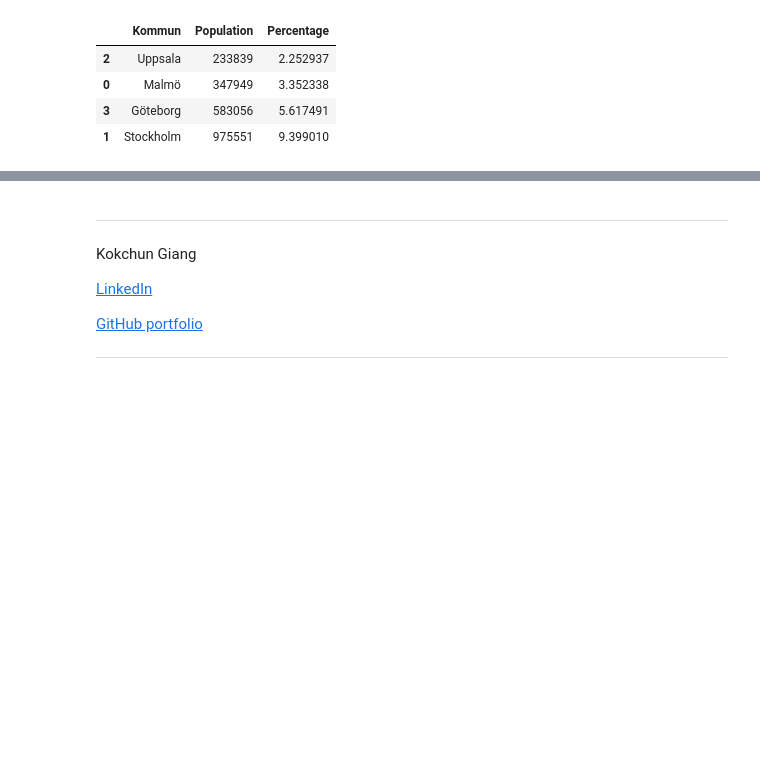
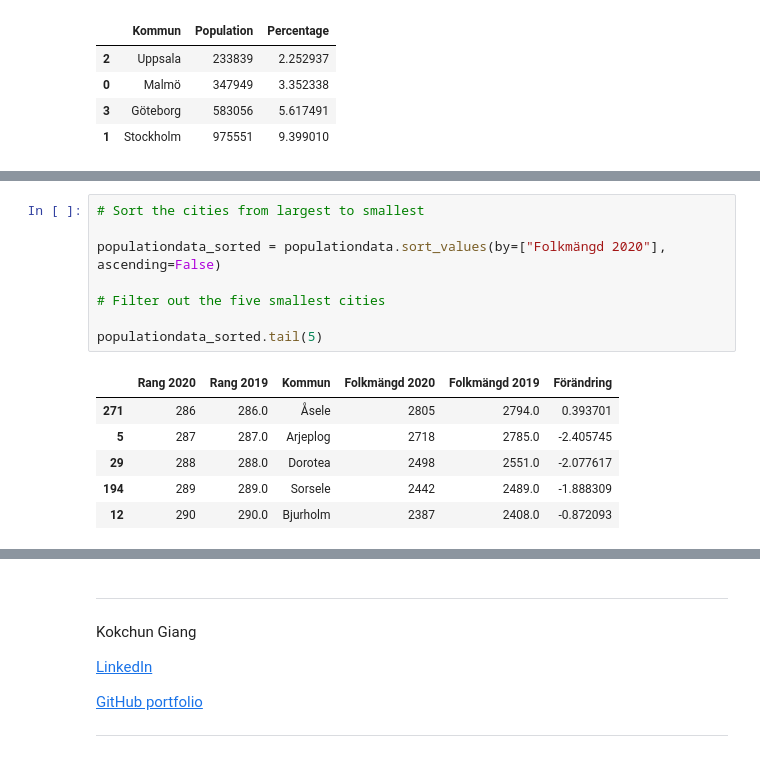
Before and after one commit to smlatic/Databehandling-Edin-Smlatic, a Jupyter notebook: Exercises/E00_pandas_basic_syntax.ipynb, the cells around one changed output, grey strips where cells are left out. Saved outputs shown, nothing was run; the diff lists cells and outputs as text; blank space fills up the shorter version.

```diff
--- a/Exercises/E00_pandas_basic_syntax.ipynb
+++ b/Exercises/E00_pandas_basic_syntax.ipynb
@@ -245,0 +289,15 @@ f)
+# %%
+# Sort the cities from largest to smallest
+
+populationdata_sorted = populationdata.sort_values(by=["Folkmängd 2020"], ascending=False)
+
+# Filter out the five smallest cities
+
+populationdata_sorted.tail(5)
+# %% [output]
+|  | Rang 2020 | Rang 2019 | Kommun | Folkmängd 2020 | Folkmängd 2019 | Förändring |
+| 271 | 286 | 286.0 | Åsele | 2805 | 2794.0 | 0.393701 |
+| 5 | 287 | 287.0 | Arjeplog | 2718 | 2785.0 | -2.405745 |
+| 29 | 288 | 288.0 | Dorotea | 2498 | 2551.0 | -2.077617 |
+| 194 | 289 | 289.0 | Sorsele | 2442 | 2489.0 | -1.888309 |
+| 12 | 290 | 290.0 | Bjurholm | 2387 | 2408.0 | -0.872093 |
```
Also changed, not shown: parts of 3 cells of this notebook, 1 other file.
